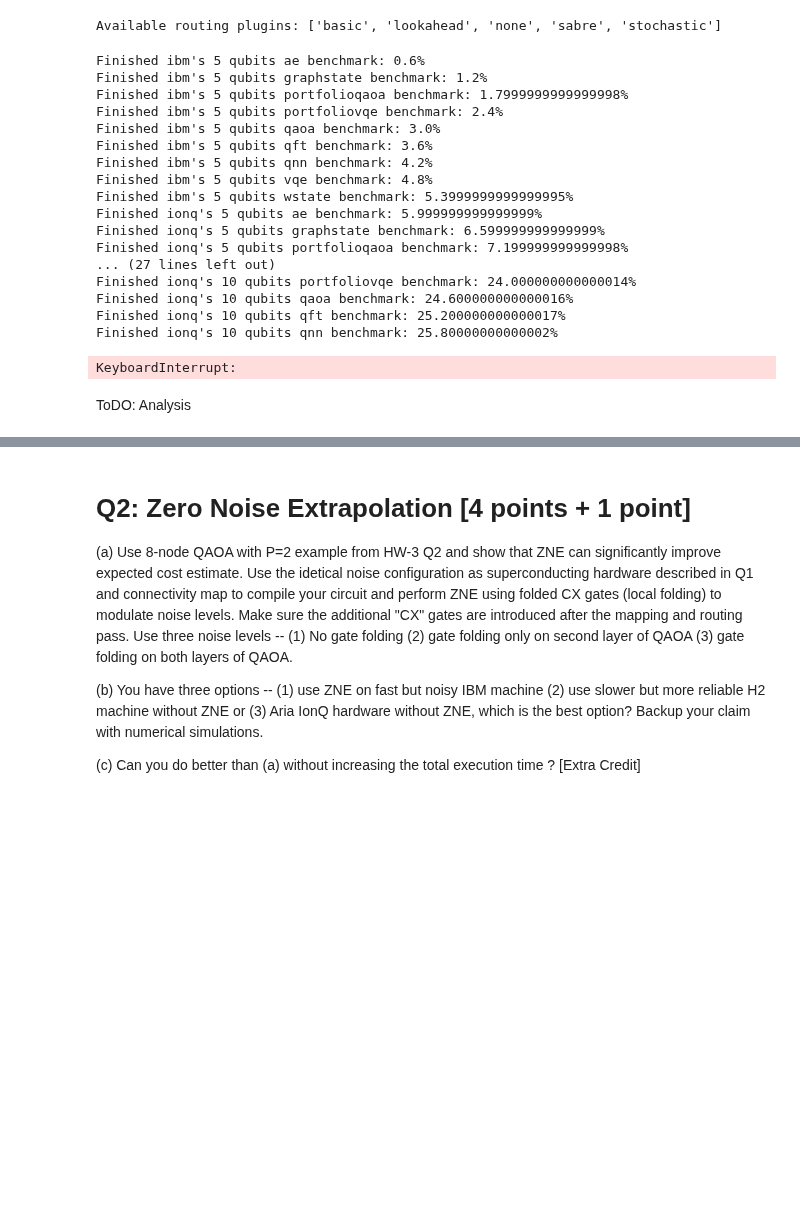
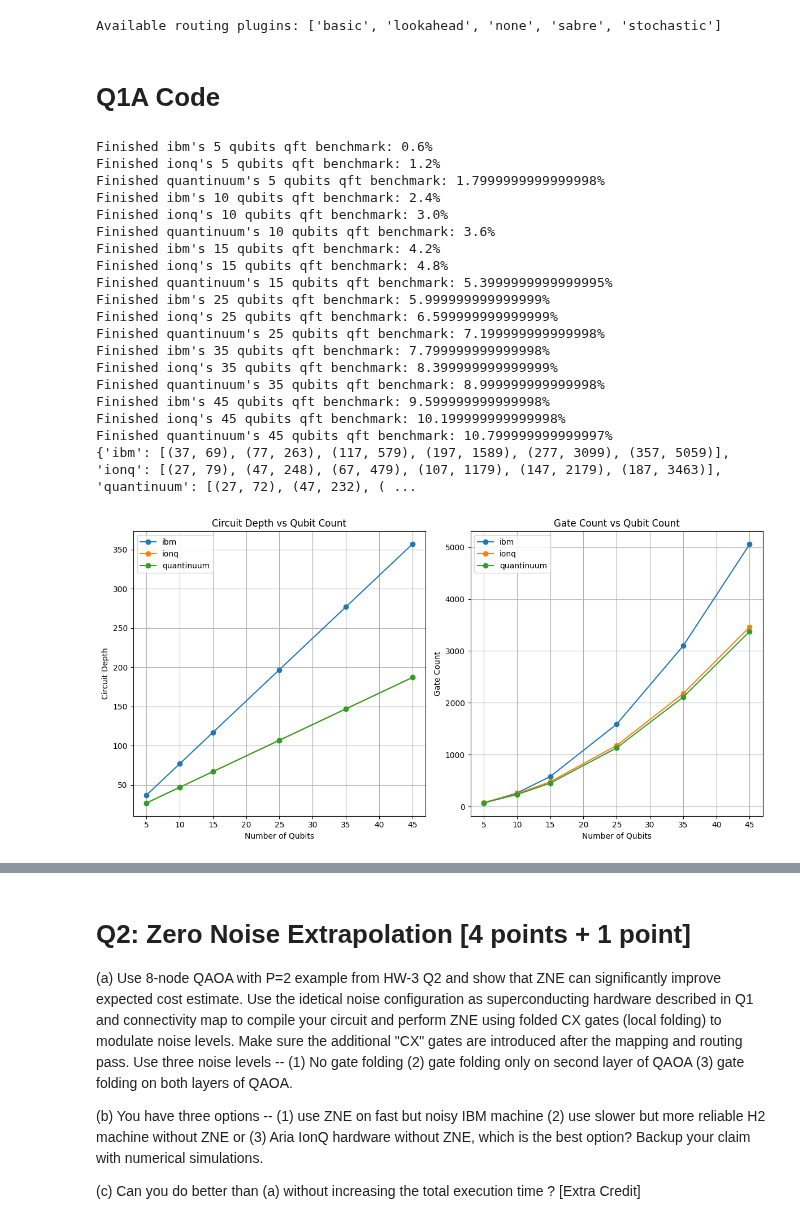
Before and after one commit to Huaiyuan-Jing/Quantum_Algorithm, a Jupyter notebook: CS639/HW4/Homework_4.ipynb, the cells around one changed output, grey strips where cells are left out. Cells and saved outputs as stored; diff of their text form; code cells hidden in the pictures; blank space fills up the shorter version.

```diff
--- a/CS639/HW4/Homework_4.ipynb
+++ b/CS639/HW4/Homework_4.ipynb
@@ -198,6 +192,8 @@ plugins = PassManagerStagePluginManager().routing_plugins.names()
 print("Available routing plugins:", plugins)
 # %% [output]
 Available routing plugins: ['basic', 'lookahead', 'none', 'sabre', 'stochastic']
+# %% [markdown]
+# Q1A Code
 # %%
 # Add your code Q1a
 import qiskit
@@ -212,7 +208,7 @@ for size in [5, 10, 15, 25, 35, 45]:
     for provider in ['ibm', 'ionq', 'quantinuum']:
         depth = 0
         gate_count = 0
-        for benchmark in ['ae', 'graphstate', 'portfolioqaoa', 'portfoliovqe', 'qaoa', 'qft', 'qnn', 'vqe', 'wstate']:
+        for benchmark in ['qft']:
             qc_native_gates_level = get_benchmark(
                 benchmark_name=benchmark,
                 level="nativegates",
@@ -225,53 +221,56 @@ for size in [5, 10, 15, 25, 35, 45]:
             gate_count += sum(value for key, value in qc_native_gates_level.count_ops().items())
             process += 0.6
             print(f"Finished {provider}\'s {size} qubits {benchmark} benchmark: {process}%")
-        result[provider] = (depth, gate_count)
+        result[provider].append((depth, gate_count))
 print(result)
 # %% [output]
-Finished ibm's 5 qubits ae benchmark: 0.6%
-Finished ibm's 5 qubits graphstate benchmark: 1.2%
-Finished ibm's 5 qubits portfolioqaoa benchmark: 1.7999999999999998%
-Finished ibm's 5 qubits portfoliovqe benchmark: 2.4%
-Finished ibm's 5 qubits qaoa benchmark: 3.0%
-Finished ibm's 5 qubits qft benchmark: 3.6%
-Finished ibm's 5 qubits qnn benchmark: 4.2%
-Finished ibm's 5 qubits vqe benchmark: 4.8%
-Finished ibm's 5 qubits wstate benchmark: 5.3999999999999995%
-Finished ionq's 5 qubits ae benchmark: 5.999999999999999%
-Finished ionq's 5 qubits graphstate benchmark: 6.599999999999999%
-Finished ionq's 5 qubits portfolioqaoa benchmark: 7.199999999999998%
-... (27 lines left out)
-Finished ionq's 10 qubits portfoliovqe benchmark: 24.000000000000014%
-Finished ionq's 10 qubits qaoa benchmark: 24.600000000000016%
-Finished ionq's 10 qubits qft benchmark: 25.200000000000017%
-Finished ionq's 10 qubits qnn benchmark: 25.80000000000002%
+Finished ibm's 5 qubits qft benchmark: 0.6%
+Finished ionq's 5 qubits qft benchmark: 1.2%
+Finished quantinuum's 5 qubits qft benchmark: 1.7999999999999998%
+Finished ibm's 10 qubits qft benchmark: 2.4%
+Finished ionq's 10 qubits qft benchmark: 3.0%
+Finished quantinuum's 10 qubits qft benchmark: 3.6%
+Finished ibm's 15 qubits qft benchmark: 4.2%
+Finished ionq's 15 qubits qft benchmark: 4.8%
+Finished quantinuum's 15 qubits qft benchmark: 5.3999999999999995%
+Finished ibm's 25 qubits qft benchmark: 5.999999999999999%
+Finished ionq's 25 qubits qft benchmark: 6.599999999999999%
+Finished quantinuum's 25 qubits qft benchmark: 7.199999999999998%
+Finished ibm's 35 qubits qft benchmark: 7.799999999999998%
+Finished ionq's 35 qubits qft benchmark: 8.399999999999999%
+Finished quantinuum's 35 qubits qft benchmark: 8.999999999999998%
+Finished ibm's 45 qubits qft benchmark: 9.599999999999998%
+Finished ionq's 45 qubits qft benchmark: 10.199999999999998%
+Finished quantinuum's 45 qubits qft benchmark: 10.799999999999997%
+{'ibm': [(37, 69), (77, 263), (117, 579), (197, 1589), (277, 3099), (357, 5059)], 'ionq': [(27, 79), (47, 248), (67, 479), (107, 1179), (147, 2179), (187, 3463)], 'quantinuum': [(27, 72), (47, 232), ( ...
-KeyboardInterrupt:
 # %%
+import matplotlib.pyplot as plt
 plt.figure(figsize=(12, 6))
-
+providers=['ibm', 'ionq', 'quantinuum']
+sizes=[5, 10, 15, 25, 35, 45]
 # Plot 1: Circuit Depth
 plt.subplot(1, 2, 1)
 for provider in providers:
     depths = [entry[0] for entry in result[provider]]
     plt.plot(sizes, depths, marker='o', label=provider)
 plt.xlabel('Number of Qubits')
 plt.ylabel('Circuit Depth')
 plt.title('Circuit Depth vs Qubit Count')
 plt.grid(True)
 plt.legend()
 
 # Plot 2: Gate Count
 plt.subplot(1, 2, 2)
 for provider in providers:
     gate_counts = [entry[1] for entry in result[provider]]
     plt.plot(sizes, gate_counts, marker='o', label=provider)
 plt.xlabel('Number of Qubits')
 plt.ylabel('Gate Count')
 plt.title('Gate Count vs Qubit Count')
 plt.grid(True)
 plt.legend()
 
 plt.tight_layout()
 plt.show()
+# %% [output]
+[figure, added]
-# %% [markdown]
-ToDO: Analysis
```
Also changed, not shown: parts of 14 cells of this notebook, 1 other file.
